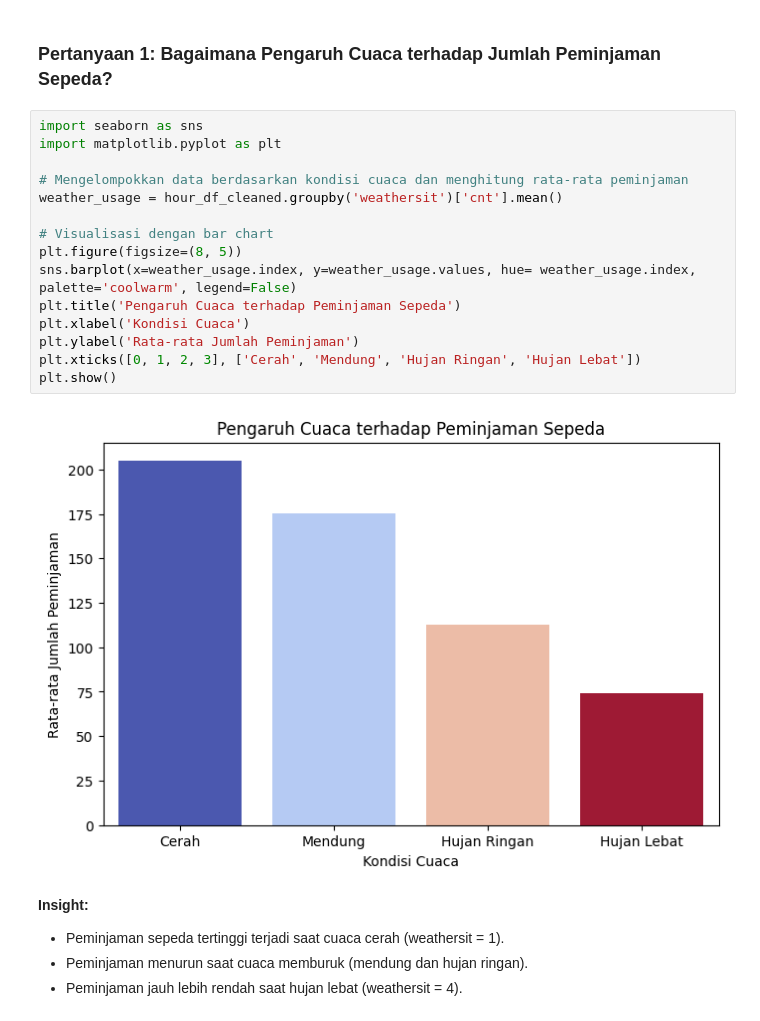
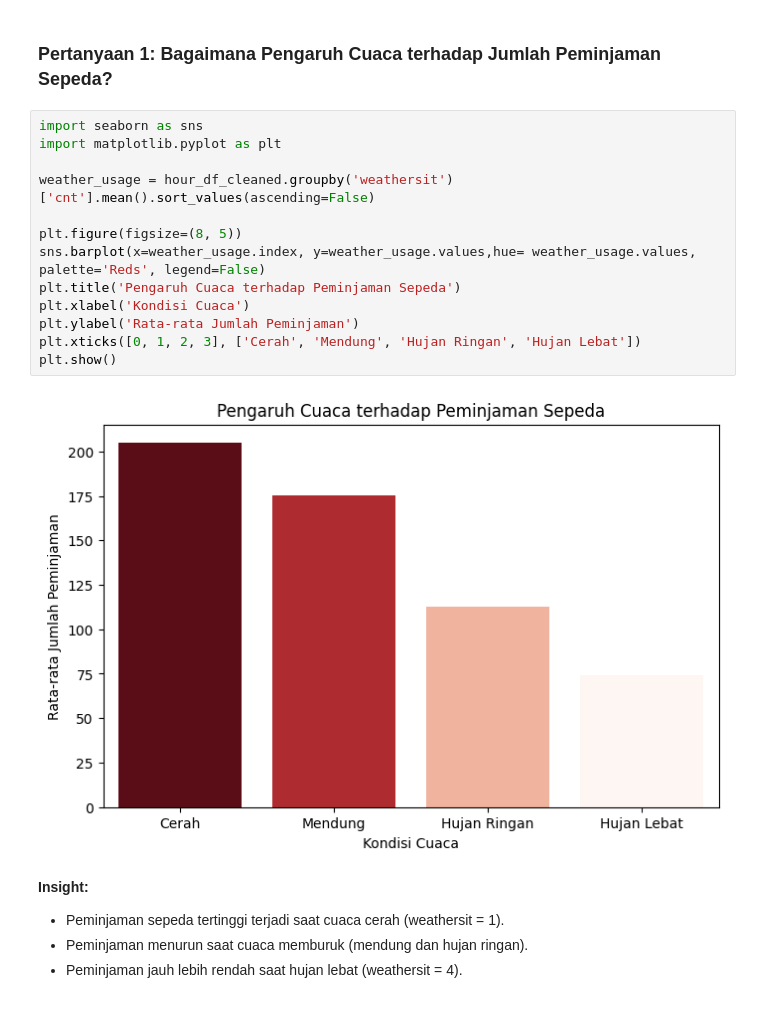
Before and after one commit to ssygnrchm/submission-analisis-data, a Jupyter notebook: notebook.ipynb, the cells around one changed output. Cells and saved outputs as stored; diff of their text form.

```diff
--- a/notebook.ipynb
+++ b/notebook.ipynb
@@ -409,20 +464,18 @@ Tahun 2012 memiliki jumlah peminjaman sepeda yang lebih banyak.
 # %%
 import seaborn as sns
 import matplotlib.pyplot as plt
 
-# Mengelompokkan data berdasarkan kondisi cuaca dan menghitung rata-rata peminjaman
-weather_usage = hour_df_cleaned.groupby('weathersit')['cnt'].mean()
+weather_usage = hour_df_cleaned.groupby('weathersit')['cnt'].mean().sort_values(ascending=False)
 
-# Visualisasi dengan bar chart
 plt.figure(figsize=(8, 5))
-sns.barplot(x=weather_usage.index, y=weather_usage.values, hue= weather_usage.index, palette='coolwarm', legend=False)
+sns.barplot(x=weather_usage.index, y=weather_usage.values,hue= weather_usage.values, palette='Reds', legend=False)
 plt.title('Pengaruh Cuaca terhadap Peminjaman Sepeda')
 plt.xlabel('Kondisi Cuaca')
 plt.ylabel('Rata-rata Jumlah Peminjaman')
 plt.xticks([0, 1, 2, 3], ['Cerah', 'Mendung', 'Hujan Ringan', 'Hujan Lebat'])
 plt.show()
 # %% [output]
-[figure, old version]
+[figure, new version]
 # %% [markdown]
 **Insight:**
 - Peminjaman sepeda tertinggi terjadi saat cuaca cerah (weathersit = 1).
```
Also changed, not shown: parts of 33 cells of this notebook.
